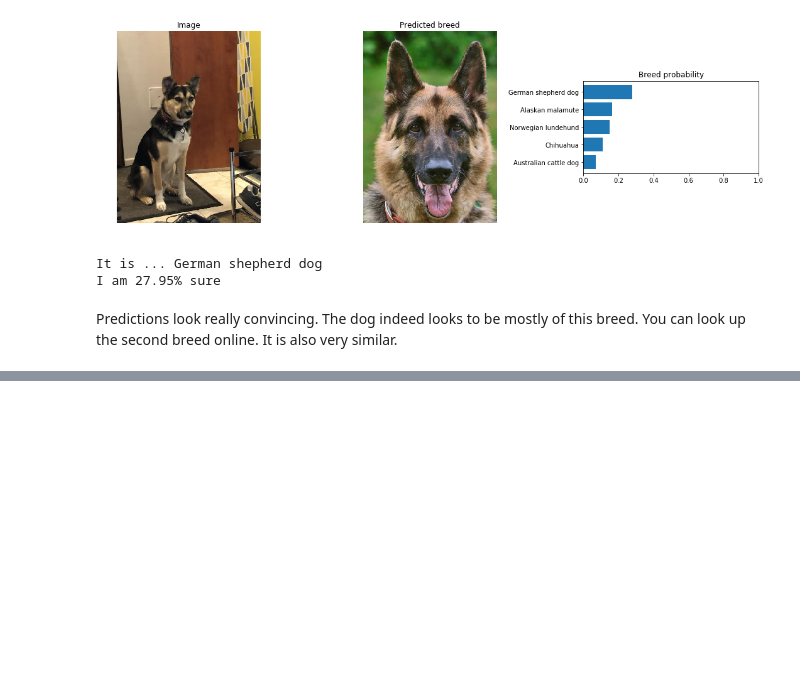
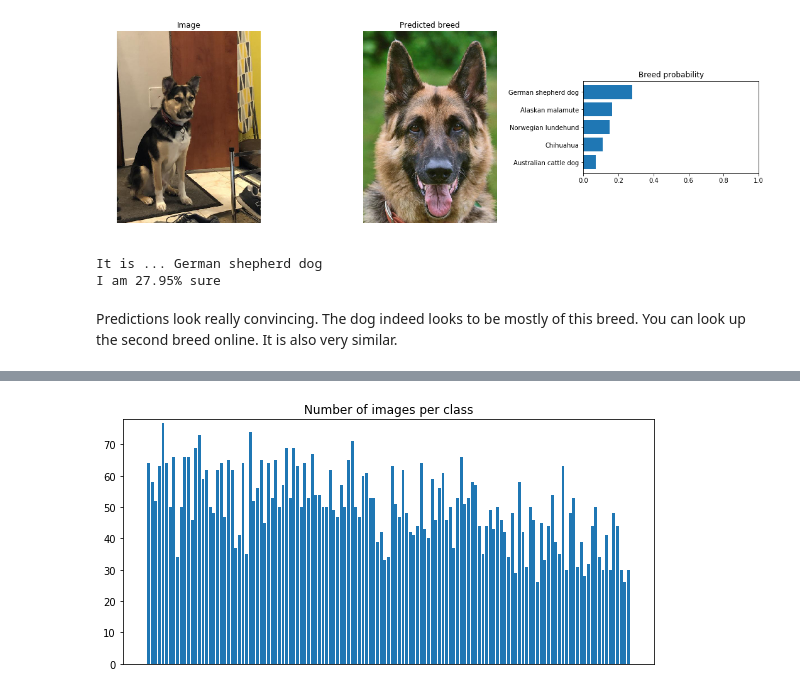
Before and after one commit to vicksam/dog-breeds, a Jupyter notebook: dog_breeds.ipynb, the cells around one changed output, grey strips where cells are left out. Drawn from its saved outputs; the diff is of its cells as text; code cells hidden in the pictures; blank space fills up the shorter version.

```diff
--- a/dog_breeds.ipynb
+++ b/dog_breeds.ipynb
@@ -896,0 +903,18 @@ Predictions look really convincing. The dog indeed looks to be mostly of this br
+# %%
+# Count the number of images per class
+image_count = np.zeros(133)
+
+for _, y in train_data:
+    image_count[y] += 1
+
+# Plot it
+fig, ax = plt.figure(figsize=(8, 4)), plt.subplot()
+x_ticks = np.arange(len(image_count))
+ax.bar(x_ticks, image_count)
+ax.set_xticks([])
+ax.set_title('Number of images per class')
+ax.set_ylim(0, np.max(image_count) + 1)
+plt.tight_layout()
+plt.show()
+# %% [output]
+[figure, added]
```
Also changed, not shown: parts of 8 cells of this notebook, 1 other file.
